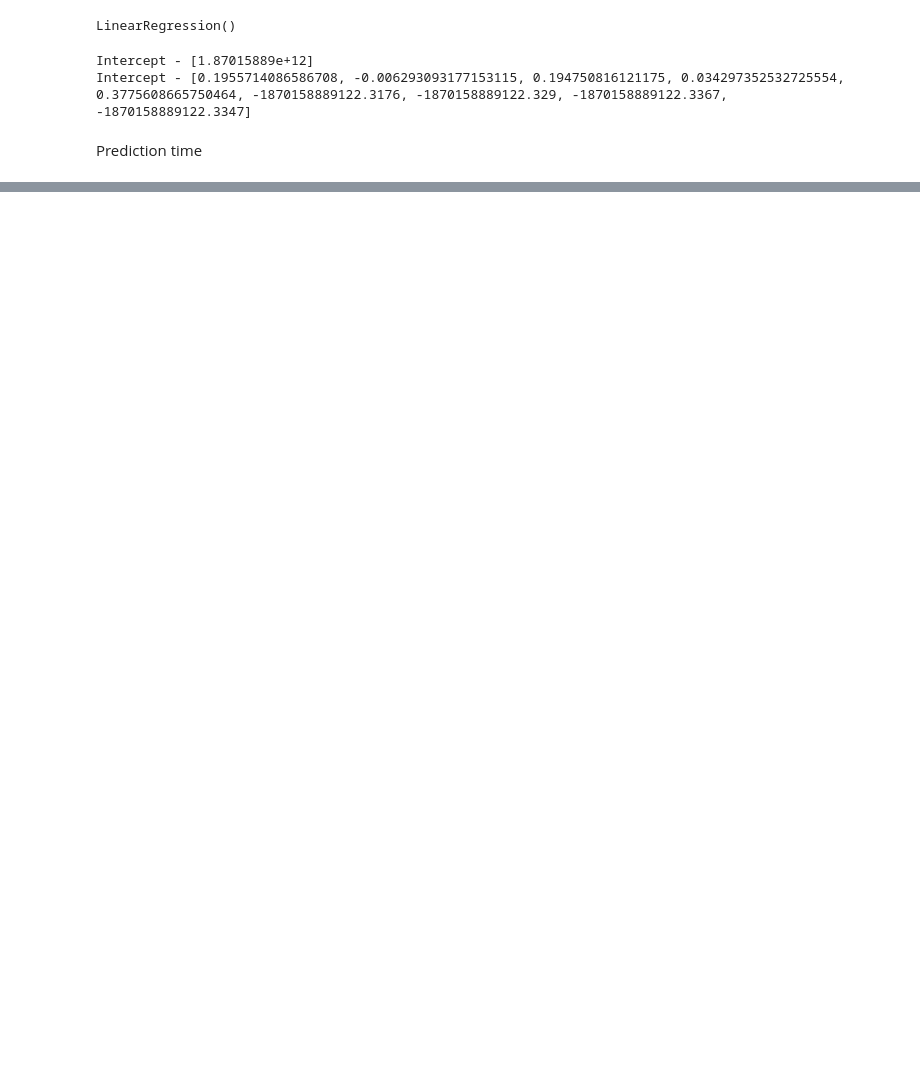
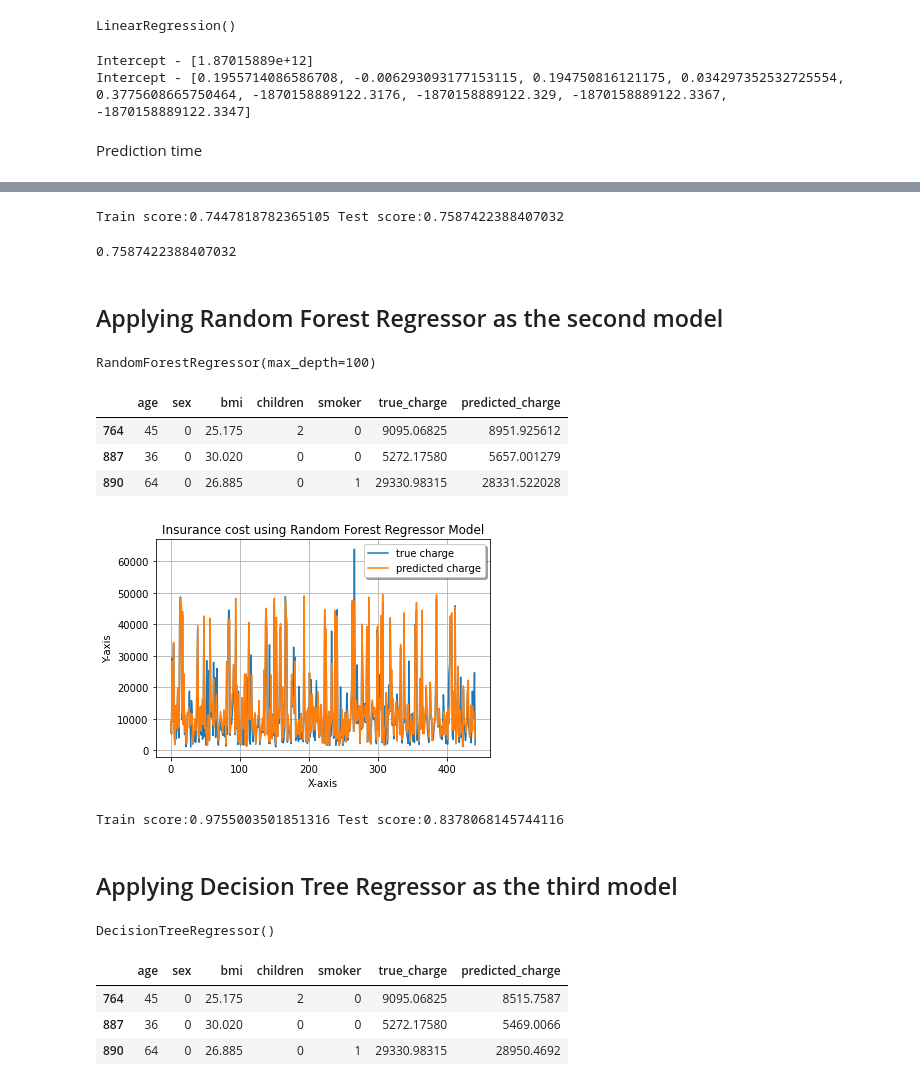
Before and after one commit to DPY401T/intro-to-ml, a Jupyter notebook: Regression Problem/medical_cost_per_individual.ipynb, the cells around one changed output, grey strips where cells are left out. Saved outputs shown, nothing was run; the diff lists cells and outputs as text; code cells hidden in the pictures; blank space fills up the shorter version.

```diff
--- a/Regression Problem/medical_cost_per_individual.ipynb
+++ b/Regression Problem/medical_cost_per_individual.ipynb
@@ -216,0 +229,25 @@ test_results.head(3)
+# %%
+model_score_train = linear_r.score(X_train,y_train)
+model_score_test = linear_r.score(X_test,y_test)
+
+print(f"Train score:{model_score_train} Test score:{model_score_test}")
+# %% [output]
+Train score:0.7447818782365105 Test score:0.7587422388407032
+# %%
+from sklearn.metrics import r2_score, mean_squared_error
+
+r2 = r2_score(y_test, y_test_pred)
+r2
+# %% [output]
+0.7587422388407032
+# %% [markdown]
+## Applying Random Forest Regressor as the second model
+# %%
+from sklearn.ensemble import RandomForestRegressor
+from sklearn.datasets import make_regression
+
+random_forest_model = RandomForestRegressor(max_depth=100, n_estimators=100)
+
+random_forest_model.fit(X_train, y_train)
+# %% [output]
+RandomForestRegressor(max_depth=100)
@@ -216,0 +256,41 @@ test_results.head(3)
+# %%
+RF_y_test_pred = random_forest_model.predict(X_test)
+# %%
+RF_test_results = X_test.copy()
+RF_test_results['true_charge'] = y_test
+RF_test_results['predicted_charge'] = RF_y_test_pred
+
+RF_test_results.head(3)
+# %% [output]
+|  | age | sex | bmi | children | smoker | true_charge | predicted_charge |
+| 764 | 45 | 0 | 25.175 | 2 | 0 | 9095.06825 | 8951.925612 |
+| 887 | 36 | 0 | 30.020 | 0 | 0 | 5272.17580 | 5657.001279 |
+| 890 | 64 | 0 | 26.885 | 0 | 1 | 29330.98315 | 28331.522028 |
+# %%
+x_axis = range(len(y_test_pred))
+plt.plot(x_axis, y_test, label="true charge")
+plt.plot(x_axis, RF_y_test_pred, label="predicted charge")
+plt.title("Insurance cost using Random Forest Regressor Model")
+plt.xlabel('X-axis')
+plt.ylabel('Y-axis')
+plt.legend(loc='best',fancybox=True, shadow=True)
+plt.grid(True)
+plt.show()
+# %% [output]
+[figure, added]
+# %%
+rf_model_score_train = random_forest_model.score(X_train,y_train)
+rf_model_score_test = random_forest_model.score(X_test,y_test)
+
+print(f"Train score:{rf_model_score_train} Test score:{rf_model_score_test}")
+# %% [output]
+Train score:0.9755003501851316 Test score:0.8378068145744116
+# %% [markdown]
+## Applying Decision Tree Regressor as the third model
+# %%
+from sklearn.tree import DecisionTreeRegressor
+
+DT_regressor = DecisionTreeRegressor()
+DT_regressor.fit(X_train, y_train)
+# %% [output]
+DecisionTreeRegressor()
@@ -216,0 +301,11 @@ test_results.head(3)
+# %%
+DT_test_results = X_test.copy()
+DT_test_results['true_charge'] = y_test
+DT_test_results['predicted_charge'] = DT_y_test_pred
+
+DT_test_results.head(3)
+# %% [output]
+|  | age | sex | bmi | children | smoker | true_charge | predicted_charge |
+| 764 | 45 | 0 | 25.175 | 2 | 0 | 9095.06825 | 8515.7587 |
+| 887 | 36 | 0 | 30.020 | 0 | 0 | 5272.17580 | 5469.0066 |
+| 890 | 64 | 0 | 26.885 | 0 | 1 | 29330.98315 | 28950.4692 |
```
Also changed, not shown: parts of 16 cells of this notebook.
